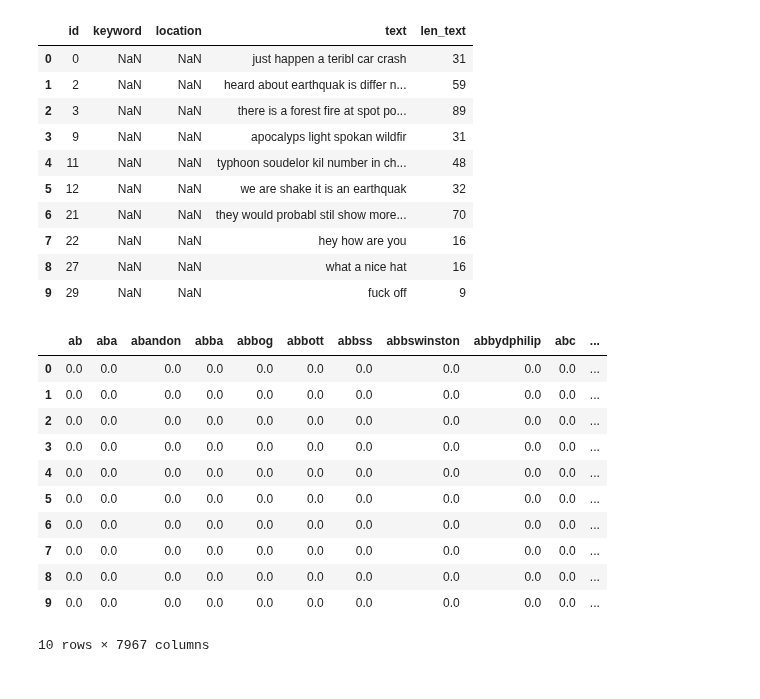
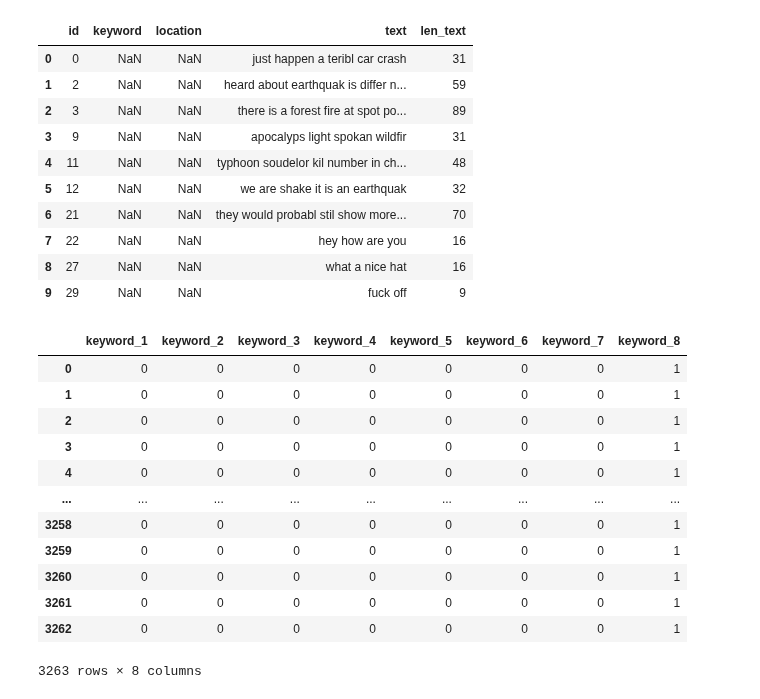
Before and after one commit to pablbob/9558-7506-Data-Hunters, a Jupyter notebook: TP2/xgboost.ipynb, the cells around one changed output. Cells and saved outputs as stored; diff of their text form; code cells hidden in the pictures.

```diff
--- a/TP2/xgboost.ipynb
+++ b/TP2/xgboost.ipynb
@@ -195,20 +136,0 @@ test_set_encoded = test_set.join(other=tf_idf_df, how='inner', lsuffix="_")
-# %%
-col_names.append('id_')
-col_names.append('len_text')
-
-test_set = test_set_encoded[col_names]
-
-test_set.head(10)
-# %% [output]
-|  | ab | aba | abandon | abba | abbog | abbott | abbss | abbswinston | abbydphilip | abc | ... |
-| 0 | 0.0 | 0.0 | 0.0 | 0.0 | 0.0 | 0.0 | 0.0 | 0.0 | 0.0 | 0.0 | ... |
-| 1 | 0.0 | 0.0 | 0.0 | 0.0 | 0.0 | 0.0 | 0.0 | 0.0 | 0.0 | 0.0 | ... |
-| 2 | 0.0 | 0.0 | 0.0 | 0.0 | 0.0 | 0.0 | 0.0 | 0.0 | 0.0 | 0.0 | ... |
-| 3 | 0.0 | 0.0 | 0.0 | 0.0 | 0.0 | 0.0 | 0.0 | 0.0 | 0.0 | 0.0 | ... |
-| 4 | 0.0 | 0.0 | 0.0 | 0.0 | 0.0 | 0.0 | 0.0 | 0.0 | 0.0 | 0.0 | ... |
-| 5 | 0.0 | 0.0 | 0.0 | 0.0 | 0.0 | 0.0 | 0.0 | 0.0 | 0.0 | 0.0 | ... |
-| 6 | 0.0 | 0.0 | 0.0 | 0.0 | 0.0 | 0.0 | 0.0 | 0.0 | 0.0 | 0.0 | ... |
-| 7 | 0.0 | 0.0 | 0.0 | 0.0 | 0.0 | 0.0 | 0.0 | 0.0 | 0.0 | 0.0 | ... |
-| 8 | 0.0 | 0.0 | 0.0 | 0.0 | 0.0 | 0.0 | 0.0 | 0.0 | 0.0 | 0.0 | ... |
-| 9 | 0.0 | 0.0 | 0.0 | 0.0 | 0.0 | 0.0 | 0.0 | 0.0 | 0.0 | 0.0 | ... |
-10 rows × 7967 columns
@@ -214,0 +140,16 @@ test_set.head(10)
+# %%
+keyword_encoded
+# %% [output]
+|  | keyword_1 | keyword_2 | keyword_3 | keyword_4 | keyword_5 | keyword_6 | keyword_7 | keyword_8 |
+| 0 | 0 | 0 | 0 | 0 | 0 | 0 | 0 | 1 |
+| 1 | 0 | 0 | 0 | 0 | 0 | 0 | 0 | 1 |
+| 2 | 0 | 0 | 0 | 0 | 0 | 0 | 0 | 1 |
+| 3 | 0 | 0 | 0 | 0 | 0 | 0 | 0 | 1 |
+| 4 | 0 | 0 | 0 | 0 | 0 | 0 | 0 | 1 |
+| ... | ... | ... | ... | ... | ... | ... | ... | ... |
+| 3258 | 0 | 0 | 0 | 0 | 0 | 0 | 0 | 1 |
+| 3259 | 0 | 0 | 0 | 0 | 0 | 0 | 0 | 1 |
+| 3260 | 0 | 0 | 0 | 0 | 0 | 0 | 0 | 1 |
+| 3261 | 0 | 0 | 0 | 0 | 0 | 0 | 0 | 1 |
+| 3262 | 0 | 0 | 0 | 0 | 0 | 0 | 0 | 1 |
+3263 rows × 8 columns
```
Also changed, not shown: parts of 29 cells of this notebook, 2 other files.
